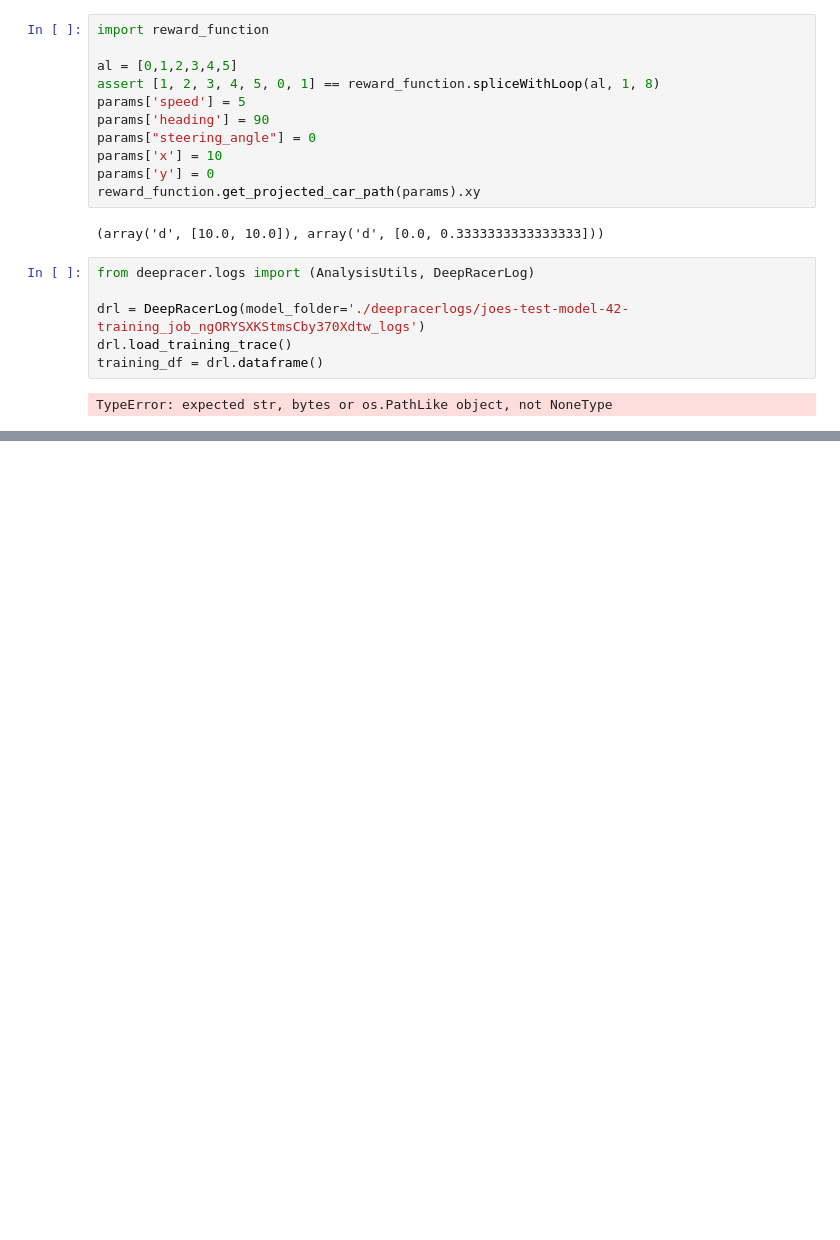
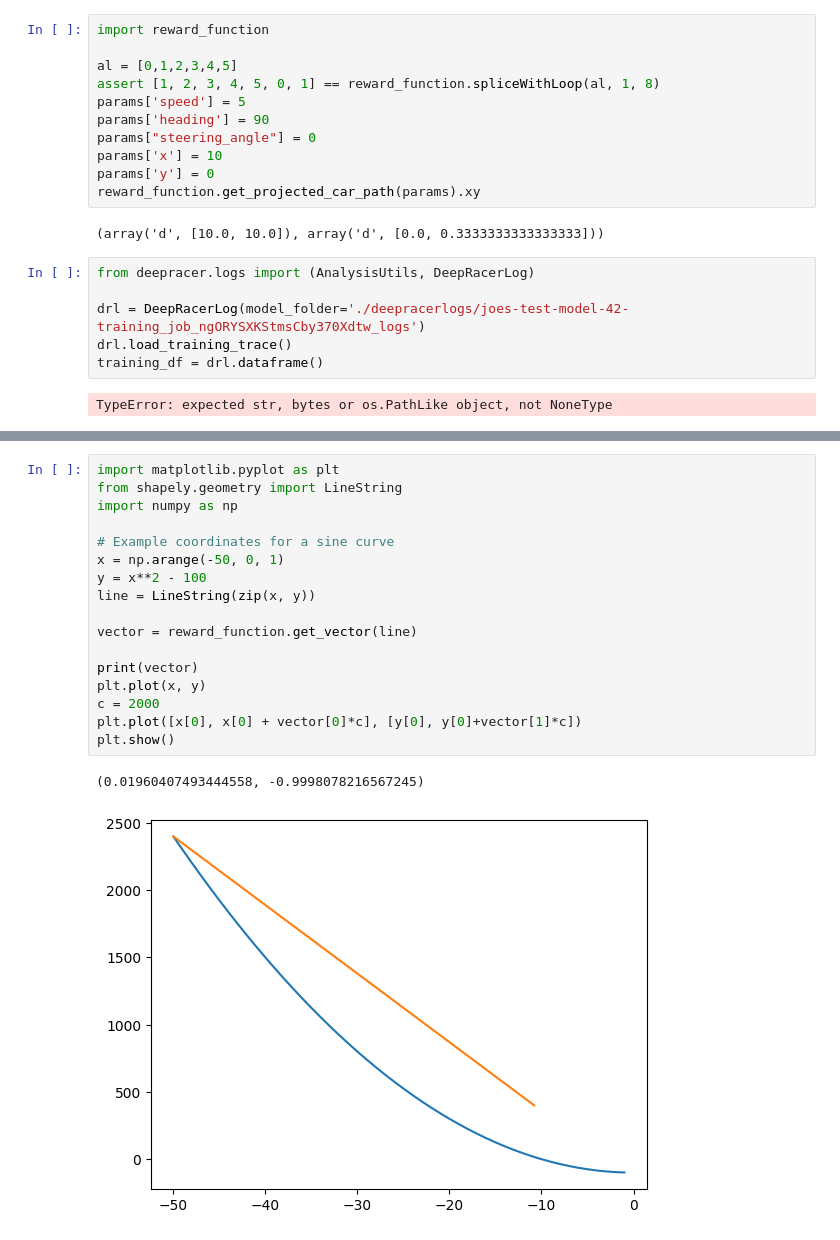
Before and after one commit to hubertpan4/deepracer, a Jupyter notebook: deepRacerResearch.ipynb, the cells around one changed output, grey strips where cells are left out. Cells and saved outputs as stored; diff of their text form; blank space fills up the shorter version.

```diff
--- a/deepRacerResearch.ipynb
+++ b/deepRacerResearch.ipynb
@@ -115,0 +162,20 @@ TypeError: expected str, bytes or os.PathLike object, not NoneType
+# %%
+import matplotlib.pyplot as plt
+from shapely.geometry import LineString
+import numpy as np
+
+# Example coordinates for a sine curve
+x = np.arange(-50, 0, 1)
+y = x**2 - 100
+line = LineString(zip(x, y))
+
+vector = reward_function.get_vector(line)
+
+print(vector)
+plt.plot(x, y)
+c = 2000
+plt.plot([x[0], x[0] + vector[0]*c], [y[0], y[0]+vector[1]*c])
+plt.show()
+# %% [output]
+(0.01960407493444558, -0.9998078216567245)
+[figure, added]
```
Also changed, not shown: parts of 9 cells of this notebook, 5 other files.
